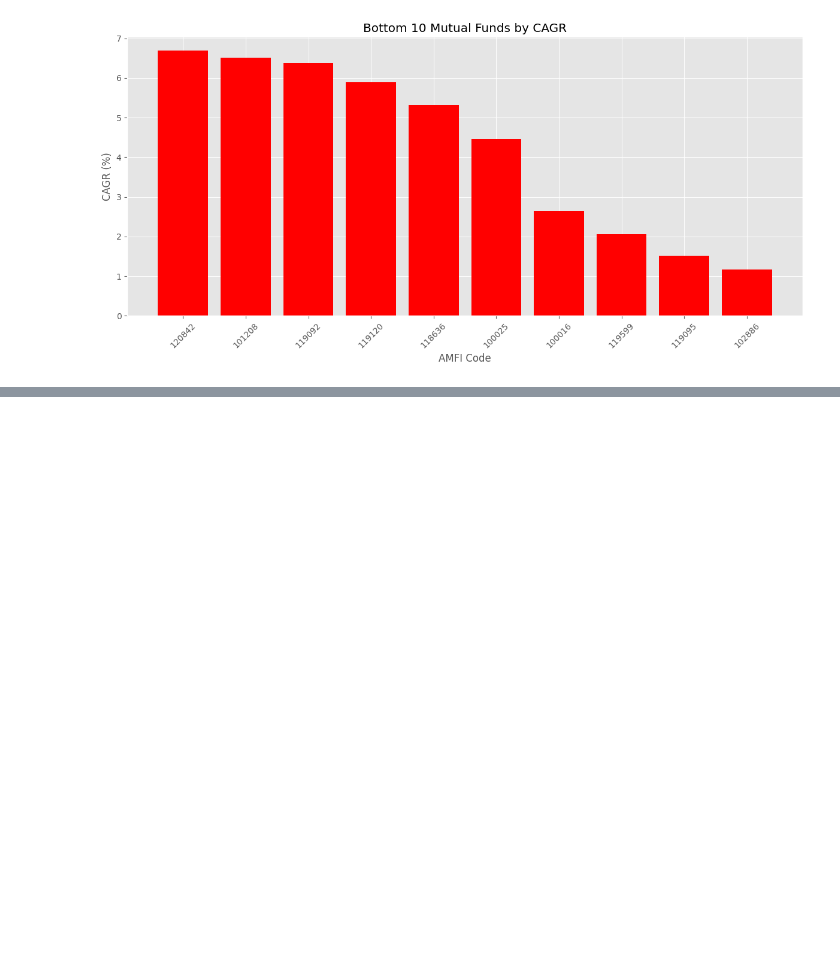
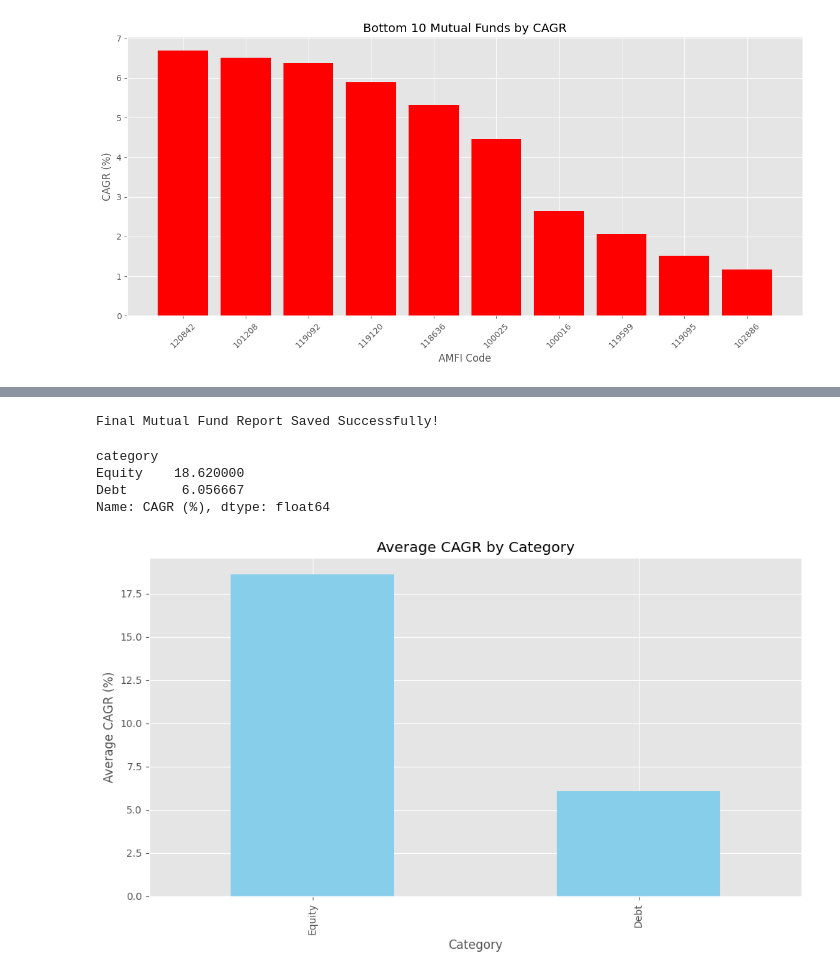
Before and after one commit to KushmaReddy/Mutual_Fund_Analytics, a Jupyter notebook: notebooks/04_performance_analytics.ipynb, the cells around one changed output, grey strips where cells are left out. Cells and saved outputs as stored; diff of their text form; code cells hidden in the pictures; blank space fills up the shorter version.

```diff
--- a/notebooks/04_performance_analytics.ipynb
+++ b/notebooks/04_performance_analytics.ipynb
@@ -519,0 +499,10 @@ The notebook can be extended further by adding rolling returns, volatility forec
+# %%
+# Merge fund information with performance scorecard
+
+final_report = fund_master.merge(
+    fund_scorecard,
+    on="amfi_code",
+    how="inner"
+)
+
+final_report.head()
@@ -519,0 +539,42 @@ The notebook can be extended further by adding rolling returns, volatility forec
+# %%
+final_report.to_csv(
+    "../outputs/final_mutual_fund_report.csv",
+    index=False
+)
+
+print("Final Mutual Fund Report Saved Successfully!")
+# %% [output]
+Final Mutual Fund Report Saved Successfully!
+# %%
+category_performance = (
+    final_report
+    .groupby("category")["CAGR (%)"]
+    .mean()
+    .sort_values(ascending=False)
+)
+
+category_performance
+# %% [output]
+category
+Equity    18.620000
+Debt       6.056667
+Name: CAGR (%), dtype: float64
+# %%
+plt.figure(figsize=(10,6))
+
+category_performance.plot(
+    kind="bar",
+    color="skyblue"
+)
+
+plt.title("Average CAGR by Category")
+plt.xlabel("Category")
+plt.ylabel("Average CAGR (%)")
+
+plt.tight_layout()
+
+plt.savefig("../outputs/charts/category_cagr.png")
+
+plt.show()
+# %% [output]
+[figure, added]
```
Also changed, not shown: parts of 10 cells of this notebook, 8 other files.
